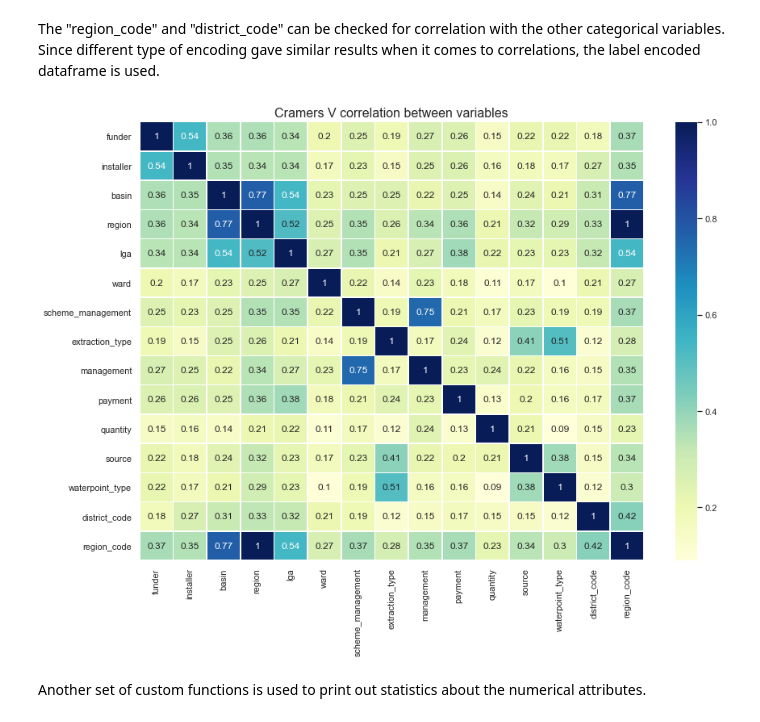
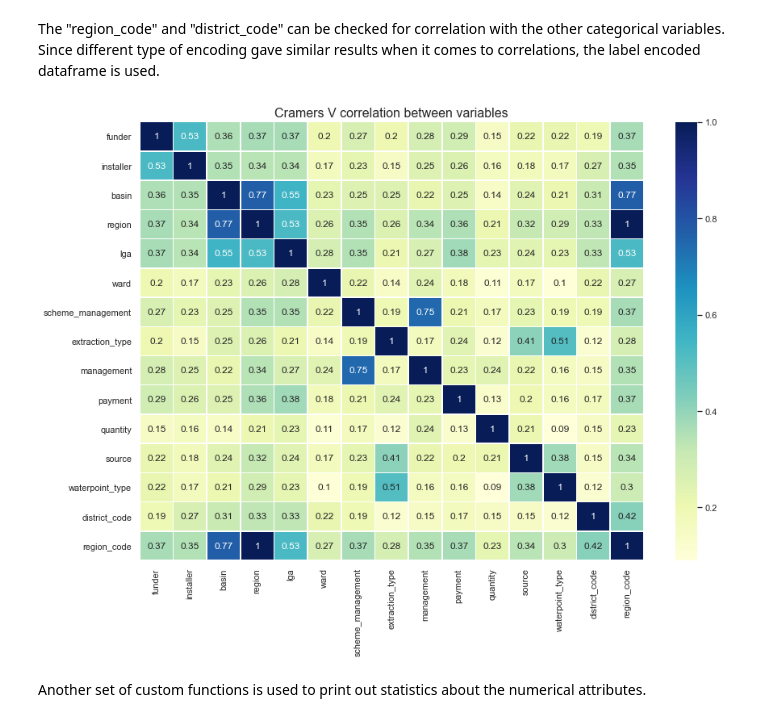
Before and after one commit to aspds18/Springboard_capstone2, a Jupyter notebook: Capstone2.ipynb, the cells around one changed output. Cells and saved outputs as stored; diff of their text form; code cells hidden in the pictures.

```diff
--- a/Capstone2.ipynb
+++ b/Capstone2.ipynb
@@ -120,3 +115,5 @@ dupl.shape
 (36, 40)
 # %%
 dfall.drop_duplicates(inplace=True)
+dfall.reset_index(drop=True,inplace=True)
+dfall.shape
@@ -270,7 +249,7 @@ The next two functions fill any missing value of a categorical attribute with th
 df_str=df[new_types['str']].copy()
 for col in df_str.columns:
     cw.fill_missing(df_str[col])
-    df_str[col]=cw.reduce_cat(df_str[col])
+    df_str[col]=cw.reduce_cat(df_str[col],num=21)
 # %% [output]
 ['Government Of Tanzania', 'unknown', 'Danida', 'Hesawa', 'Rwssp', 'World Bank', 'Kkkt', 'World Vision', 'Unicef', 'Tasaf', 'District Council', 'Dhv', 'Private Individual', 'Dwsp', 'Norad', 'Germany R ...
 ['DWE', 'unknown', 'Government', 'RWE', 'Commu', 'DANIDA', 'KKKT', 'Hesawa', 'TCRS', 'Central government', 'CES', 'Community', 'DANID', 'District Council', 'HESAWA', 'World vision', 'LGA', 'WEDECO', ' ...
@@ -423,10 +402,10 @@ new_types['int64']
 The "region_code" and "district_code" can be checked for correlation with the other categorical variables. Since different type of encoding gave similar results when it comes to correlations, the label encoded dataframe is used.
 # %%
 df_int=df[new_types['int64']].copy()
-df_reg=pd.concat([df_str_enc.copy().drop(['status_group'],axis=1),df_int[['district_code','region_code']]],axis=1)
+df_reg=pd.concat([df_str_enc.drop(['status_group'],axis=1),df_int[['district_code','region_code']]],axis=1)
 cw.cat_correlation(df_reg)
 # %% [output]
-[figure, old version]
+[figure, new version]
 # %%
 # another column can be dropped
 df_int.drop('region_code',axis=1,inplace=True)
```
Also changed, not shown: parts of 118 cells of this notebook.
